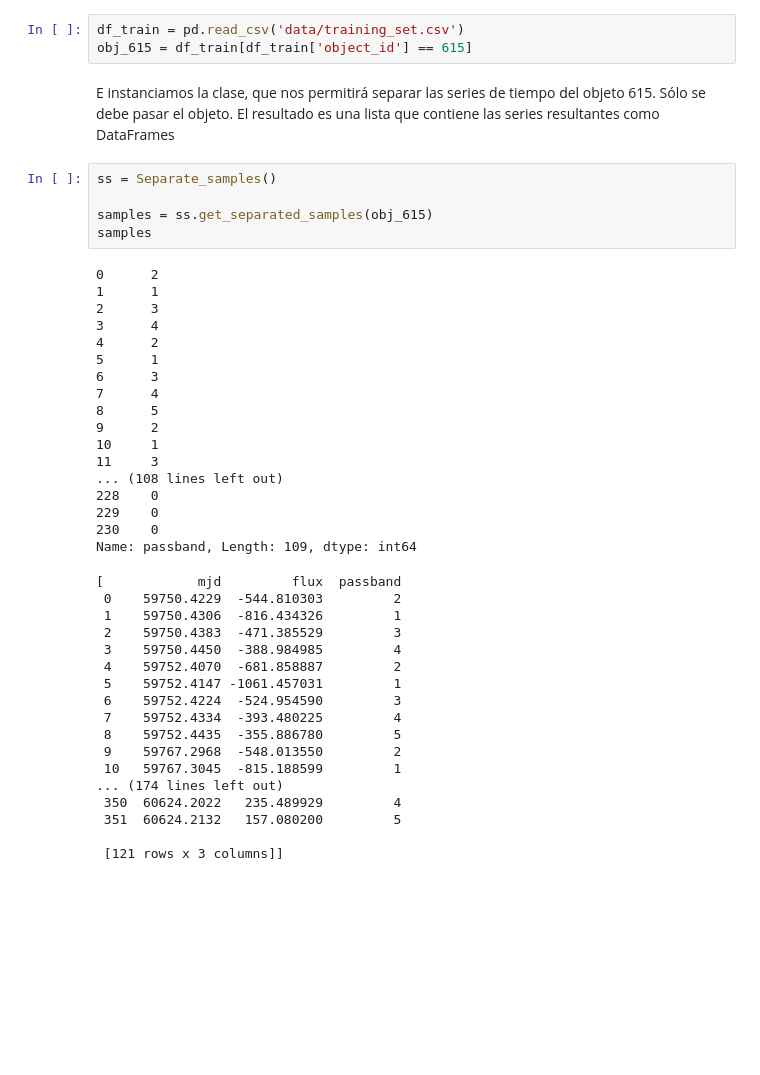
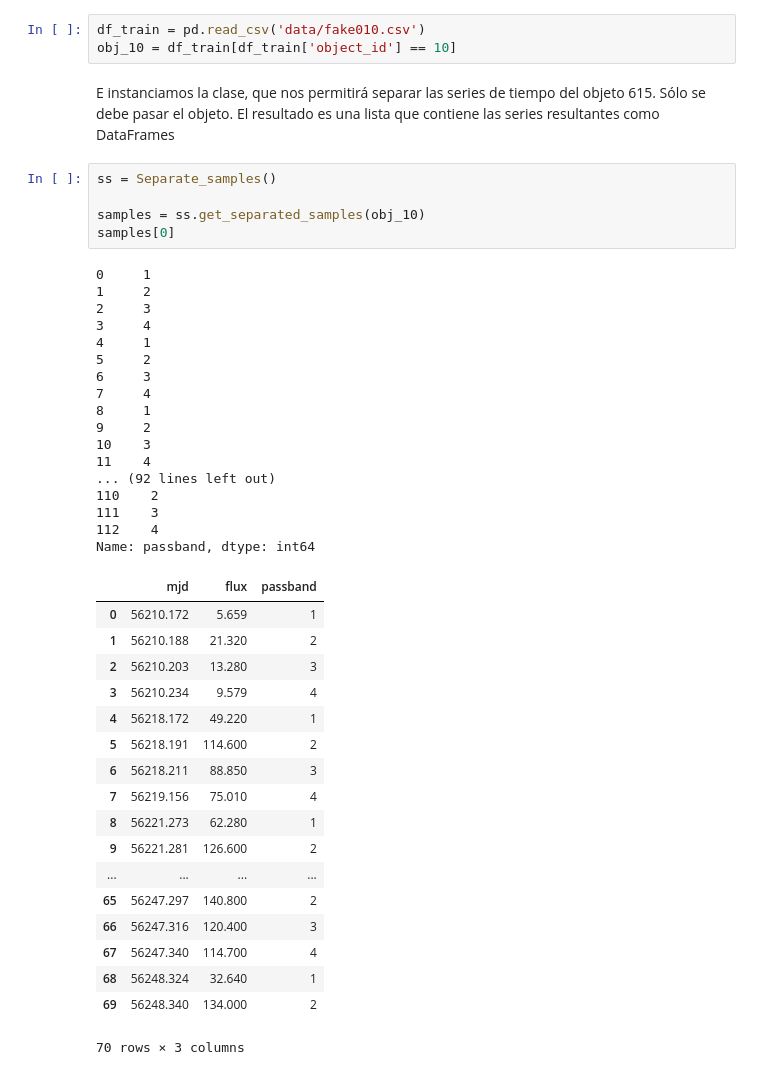
Before and after one commit to JSLobo/plasticc-kit, a Jupyter notebook: samples_separation.ipynb, the cells around one changed output. Drawn from its saved outputs; the diff is of its cells as text; blank space fills up the shorter version.

```diff
--- a/samples_separation.ipynb
+++ b/samples_separation.ipynb
@@ -20,48 +20,49 @@ Loading BokehJS ...
 # %% [markdown]
 Cargamos los datos
 # %%
-df_train = pd.read_csv('data/training_set.csv')
-obj_615 = df_train[df_train['object_id'] == 615]
+df_train = pd.read_csv('data/fake010.csv')
+obj_10 = df_train[df_train['object_id'] == 10]
 # %% [markdown]
 E instanciamos la clase, que nos permitirá separar las series de tiempo del objeto 615. Sólo se debe pasar el objeto. El resultado es una lista que contiene las series resultantes como DataFrames
 # %%
 ss = Separate_samples()
 
-samples = ss.get_separated_samples(obj_615)
-samples
+samples = ss.get_separated_samples(obj_10)
+samples[0]
 # %% [output]
-0      2
-1      1
-2      3
-3      4
-4      2
-5      1
-6      3
-7      4
-8      5
-9      2
-10     1
-11     3
-... (108 lines left out)
-228    0
-229    0
-230    0
-Name: passband, Length: 109, dtype: int64
+0     1
+1     2
+2     3
+3     4
+4     1
+5     2
+6     3
+7     4
+8     1
+9     2
+10    3
+11    4
+... (92 lines left out)
+110    2
+111    3
+112    4
+Name: passband, dtype: int64
+|  | mjd | flux | passband |
+| 0 | 56210.172 | 5.659 | 1 |
+| 1 | 56210.188 | 21.320 | 2 |
+| 2 | 56210.203 | 13.280 | 3 |
+| 3 | 56210.234 | 9.579 | 4 |
+| 4 | 56218.172 | 49.220 | 1 |
+| 5 | 56218.191 | 114.600 | 2 |
+| 6 | 56218.211 | 88.850 | 3 |
+| 7 | 56219.156 | 75.010 | 4 |
+| 8 | 56221.273 | 62.280 | 1 |
+| 9 | 56221.281 | 126.600 | 2 |
+| ... | ... | ... | ... |
+| 65 | 56247.297 | 140.800 | 2 |
+| 66 | 56247.316 | 120.400 | 3 |
+| 67 | 56247.340 | 114.700 | 4 |
+| 68 | 56248.324 | 32.640 | 1 |
+| 69 | 56248.340 | 134.000 | 2 |
-[            mjd         flux  passband
- 0    59750.4229  -544.810303         2
- 1    59750.4306  -816.434326         1
- 2    59750.4383  -471.385529         3
- 3    59750.4450  -388.984985         4
- 4    59752.4070  -681.858887         2
- 5    59752.4147 -1061.457031         1
- 6    59752.4224  -524.954590         3
- 7    59752.4334  -393.480225         4
- 8    59752.4435  -355.886780         5
- 9    59767.2968  -548.013550         2
- 10   59767.3045  -815.188599         1
-... (174 lines left out)
- 350  60624.2022   235.489929         4
- 351  60624.2132   157.080200         5
-
- [121 rows x 3 columns]]
+70 rows × 3 columns
 # %%
```
Also changed, not shown: parts of 1 cell of this notebook.
